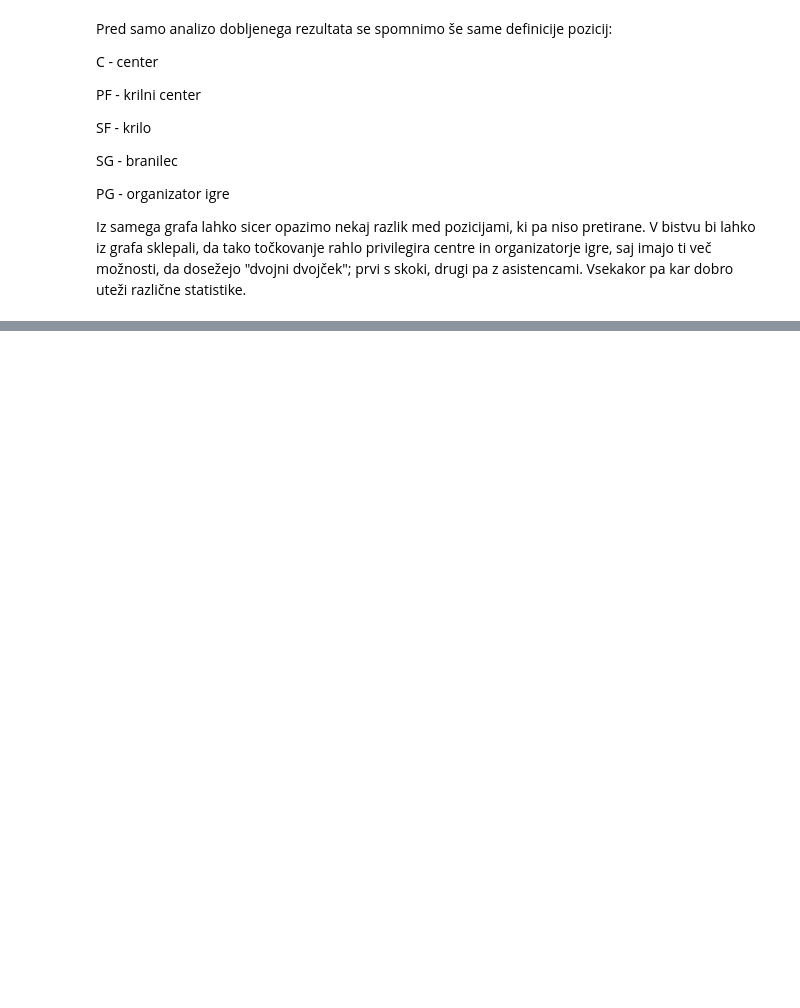
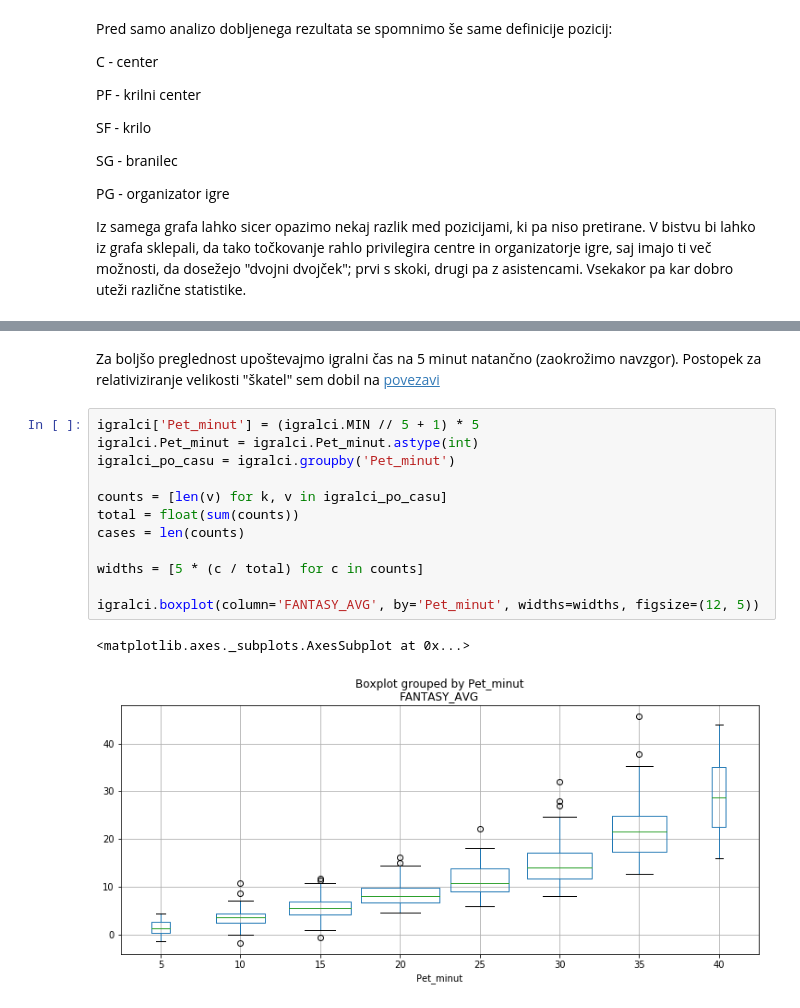
Before and after one commit to andrazdeluisa/projekt_PROG1, a Jupyter notebook: projekt.ipynb, the cells around one changed output, grey strips where cells are left out. Cells and saved outputs as stored; diff of their text form; blank space fills up the shorter version.

```diff
--- a/projekt.ipynb
+++ b/projekt.ipynb
@@ -77,0 +221,17 @@ Iz samega grafa lahko sicer opazimo nekaj razlik med pozicijami, ki pa niso pret
+# %% [markdown]
+Za boljšo preglednost upoštevajmo igralni čas na 5 minut natančno (zaokrožimo navzgor). Postopek za relativiziranje velikosti "škatel" sem dobil na [povezavi](https://stackoverflow.com/questions/29286217/is-there-a-good-way-to-display-sample-size-on-grouped-boxplots-using-python-matp)
+# %%
+igralci['Pet_minut'] = (igralci.MIN // 5 + 1) * 5
+igralci.Pet_minut = igralci.Pet_minut.astype(int)
+igralci_po_casu = igralci.groupby('Pet_minut')
+
+counts = [len(v) for k, v in igralci_po_casu]
+total = float(sum(counts))
+cases = len(counts)
+
+widths = [5 * (c / total) for c in counts]
+
+igralci.boxplot(column='FANTASY_AVG', by='Pet_minut', widths=widths, figsize=(12, 5))
+# %% [output]
+<matplotlib.axes._subplots.AxesSubplot at 0x...>
+[figure, added]
```
Also changed, not shown: parts of 38 cells of this notebook.
